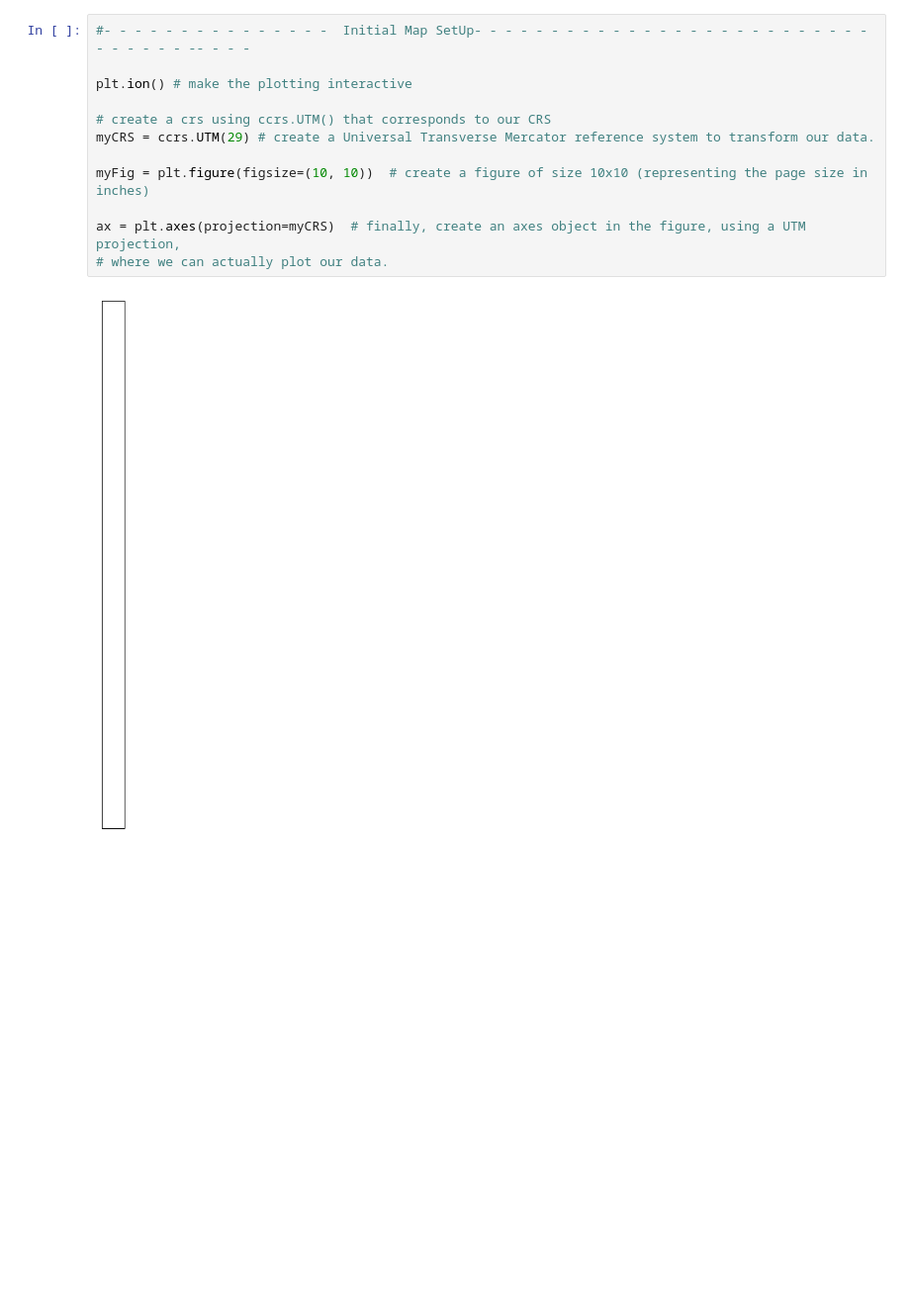
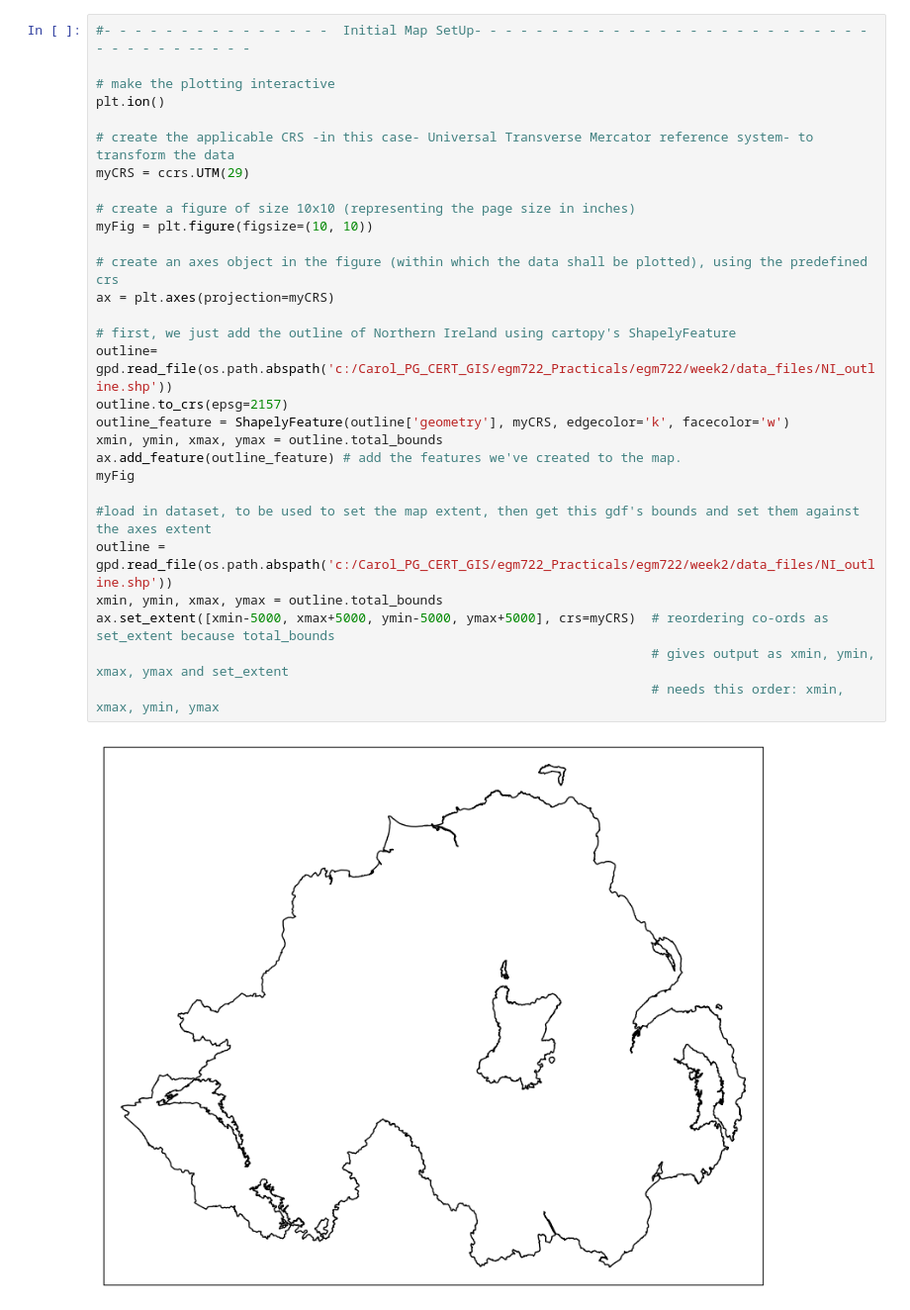
Before and after one commit to carolmcquillan/EGM722_Project, a Jupyter notebook: Field_Identifier.ipynb, the cells around one changed output. Shown at 99% size. Saved outputs shown, nothing was run; the diff lists cells and outputs as text; blank space fills up the shorter version.

Commit message:
plot_Attempt

```diff
--- a/Field_Identifier.ipynb
+++ b/Field_Identifier.ipynb
@@ -19,14 +17,31 @@ import numpy as np
 # %%
 #- - - - - - - - - - - - - - -  Initial Map SetUp- - - - - - - - - - - - - - - - - - - - - - - - - - - - - - - - -- - - -
 
-plt.ion() # make the plotting interactive
+# make the plotting interactive
+plt.ion()
 
-# create a crs using ccrs.UTM() that corresponds to our CRS
-myCRS = ccrs.UTM(29) # create a Universal Transverse Mercator reference system to transform our data.
+# create the applicable CRS -in this case- Universal Transverse Mercator reference system- to transform the data
+myCRS = ccrs.UTM(29)
 
-myFig = plt.figure(figsize=(10, 10))  # create a figure of size 10x10 (representing the page size in inches)
+# create a figure of size 10x10 (representing the page size in inches)
+myFig = plt.figure(figsize=(10, 10))
 
-ax = plt.axes(projection=myCRS)  # finally, create an axes object in the figure, using a UTM projection,
-# where we can actually plot our data.
+# create an axes object in the figure (within which the data shall be plotted), using the predefined crs
+ax = plt.axes(projection=myCRS)
+
+# first, we just add the outline of Northern Ireland using cartopy's ShapelyFeature
+outline= gpd.read_file(os.path.abspath('c:/Carol_PG_CERT_GIS/egm722_Practicals/egm722/week2/data_files/NI_outline.shp'))
+outline.to_crs(epsg=2157)
+outline_feature = ShapelyFeature(outline['geometry'], myCRS, edgecolor='k', facecolor='w')
+xmin, ymin, xmax, ymax = outline.total_bounds
+ax.add_feature(outline_feature) # add the features we've created to the map.
+myFig
+
+#load in dataset, to be used to set the map extent, then get this gdf's bounds and set them against the axes extent
+outline = gpd.read_file(os.path.abspath('c:/Carol_PG_CERT_GIS/egm722_Practicals/egm722/week2/data_files/NI_outline.shp'))
+xmin, ymin, xmax, ymax = outline.total_bounds
+ax.set_extent([xmin-5000, xmax+5000, ymin-5000, ymax+5000], crs=myCRS)  # reordering co-ords as set_extent because total_bounds
+                                                                        # gives output as xmin, ymin, xmax, ymax and set_extent
+                                                                        # needs this order: xmin, xmax, ymin, ymax
 # %% [output]
-[figure, old version]
+[figure, new version]
```
Also changed, not shown: parts of 14 cells of this notebook, 3 other files.
